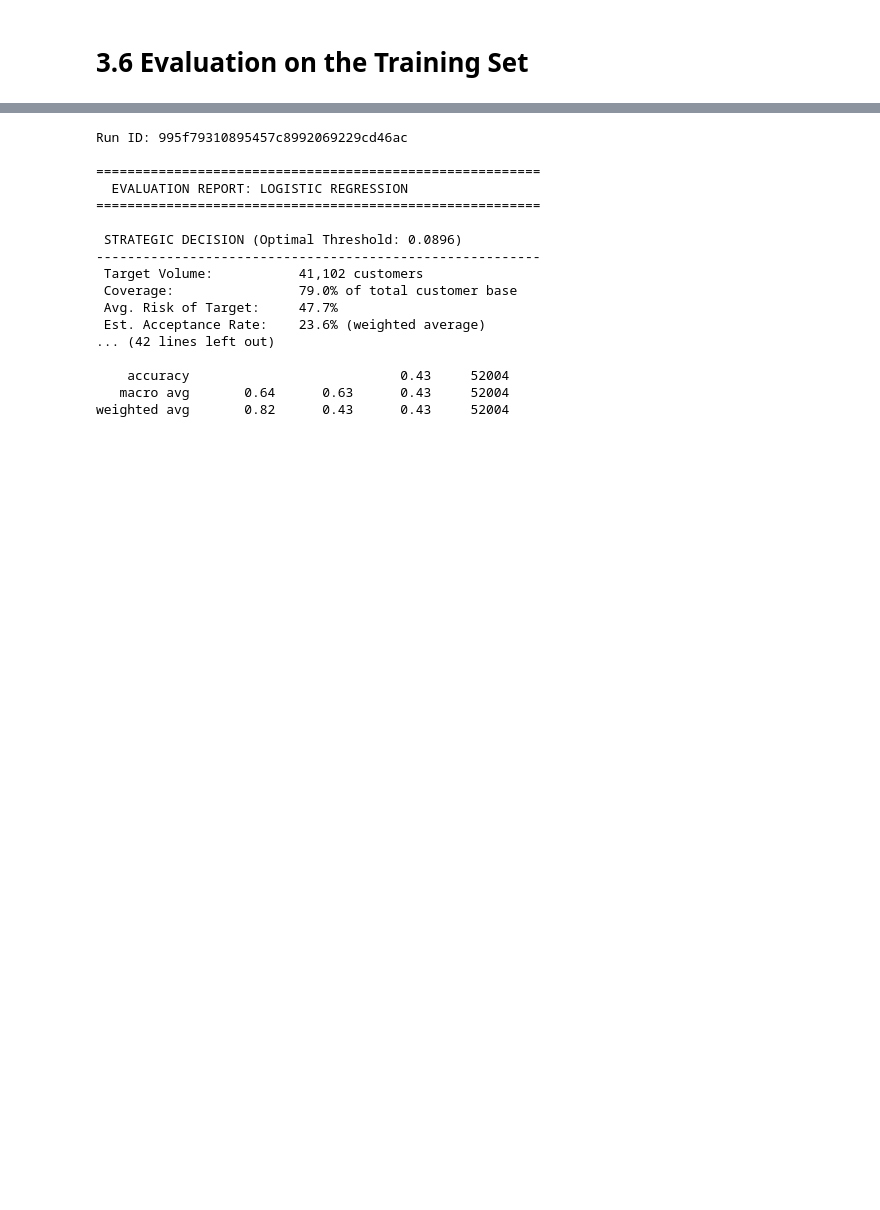
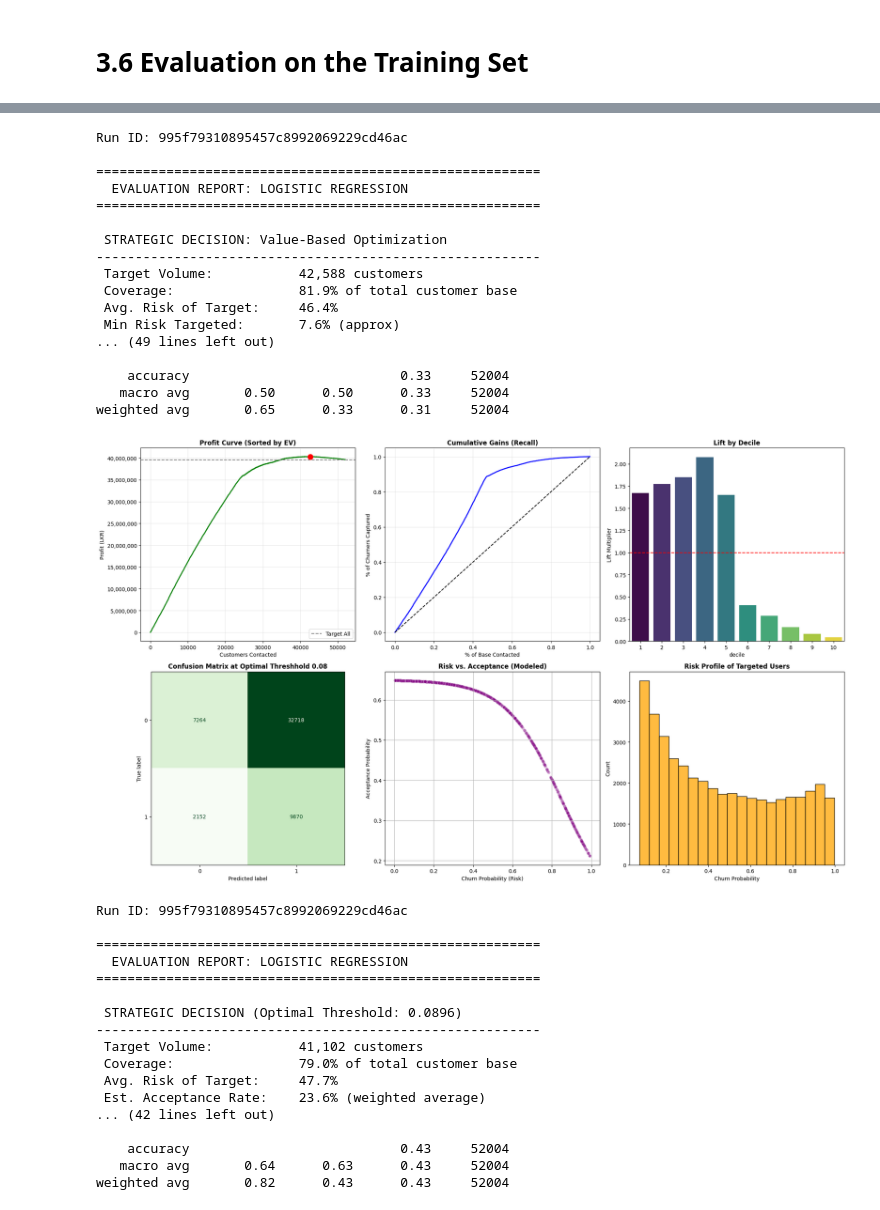
Before and after one commit to tejakusumah-y2008hub/telco-customer-churn-prediction, a Jupyter notebook: notebooks/3.0-yusuftejakusumah-modeling-and-evaluation.ipynb, the cells around one changed output, grey strips where cells are left out. Saved outputs shown, nothing was run; the diff lists cells and outputs as text; code cells hidden in the pictures; blank space fills up the shorter version.

Commit message:
Implementing Random Forest and More Advanced Evaluation

```diff
--- a/notebooks/3.0-yusuftejakusumah-modeling-and-evaluation.ipynb
+++ b/notebooks/3.0-yusuftejakusumah-modeling-and-evaluation.ipynb
@@ -607,7 +667,7 @@ Best Params: {'depth_option': 'none', 'max_features': '0.5', 'n_estimators': 136
 client = mlflow.tracking.MlflowClient()
 
 # Search for the best
-run_id = "21c6630d6a2442398ebd694f6d616622"
+run_id = "fd5f521aa36a4791894486cd237761e0"
 
 selected_run = client.get_run(run_id)
 
@@ -731,0 +792,27 @@ CalibratedClassifierCV(cv=5,
+# %%
+# Clean up parameters
+final_rf_params = {
+        # Fixed parameters
+        'n_jobs': -1,
+        'random_state': 42,
+        'oob_score': True,
+        'criterion': 'gini',
+
+        # Tuned parameters from Optuna
+        'n_estimators': int(best_params['n_estimators']),
+        # Logic to handle the 'None' depth option
+        'max_depth': int(best_params['max_depth']) if best_params['depth_option'] == 'finite' else None,
+        'min_samples_leaf': int(best_params['min_samples_leaf']),
+        'min_samples_split': int(best_params['min_samples_split']),
+        'ccp_alpha': float(best_params['ccp_alpha']),
+        'class_weight': best_params['class_weight'],
+        # Logic to handle the '0.5' string back to float
+        'max_features': 0.5 if best_params['max_features'] == '0.5' else 'sqrt'
+        }
+
+# Build the Random Forest model with the best parameters
+# Note: RF natively outputs probabilities, so we often don't need the CalibratedClassifierCV wrapper
+final_rf_model = RandomForestClassifier(**final_rf_params)
+
+# Fit on full training data
+final_rf_model.fit(X_train, y_train)
@@ -770,3 +829,38 @@ weighted avg       0.86      0.65      0.67     52004
+# %%
+# Note: Inputs are defined in LKR
+# classy-shrimp-733
+lr_eval_report_df = churn_evaluation_report(
+        model=final_lr_model,
+        X=X_train,
+        y=y_train,
+        model_name="Logistic Regression",
+        run_id="995f79310895457c8992069229cd46ac",
+        ltv=LTV_LKR,
+        cost_offer=COST_OFFER_LKR,
+        cost_contact=COST_CONTACT_LKR,
+        currency="LKR",
+        accept_rate_min=ACCEPTANCE_RATE_MIN,
+        accept_rate_max=ACCEPTANCE_RATE_MAX
+        )
+# %% [output]
+Run ID: 995f79310895457c8992069229cd46ac
+
+=========================================================
+  EVALUATION REPORT: LOGISTIC REGRESSION
+=========================================================
+
+ STRATEGIC DECISION: Value-Based Optimization
+---------------------------------------------------------
+ Target Volume:           42,588 customers
+ Coverage:                81.9% of total customer base
+ Avg. Risk of Target:     46.4%
+ Min Risk Targeted:       7.6% (approx)
+... (49 lines left out)
+
+    accuracy                           0.33     52004
+   macro avg       0.50      0.50      0.33     52004
+weighted avg       0.65      0.33      0.31     52004
+[figure, added]
 # %%
 # Note: Inputs are defined in LKR
 # classy-shrimp-733
```
Also changed, not shown: parts of 16 cells of this notebook, 2 other files.
